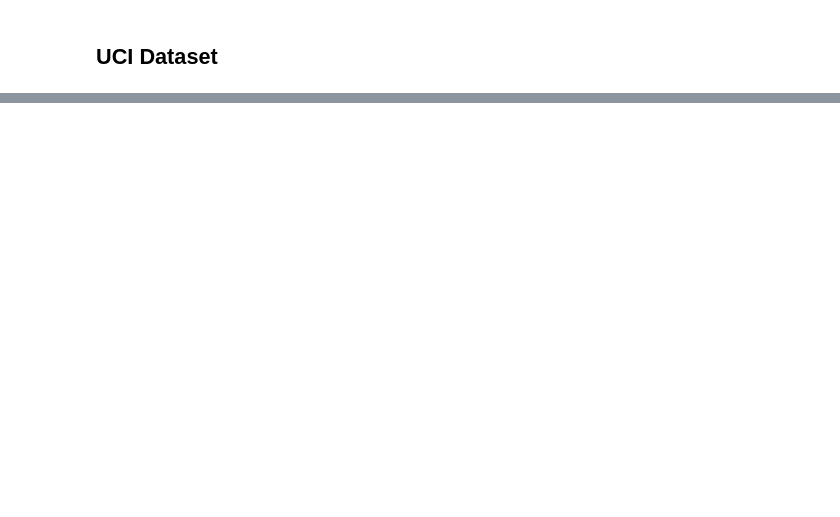
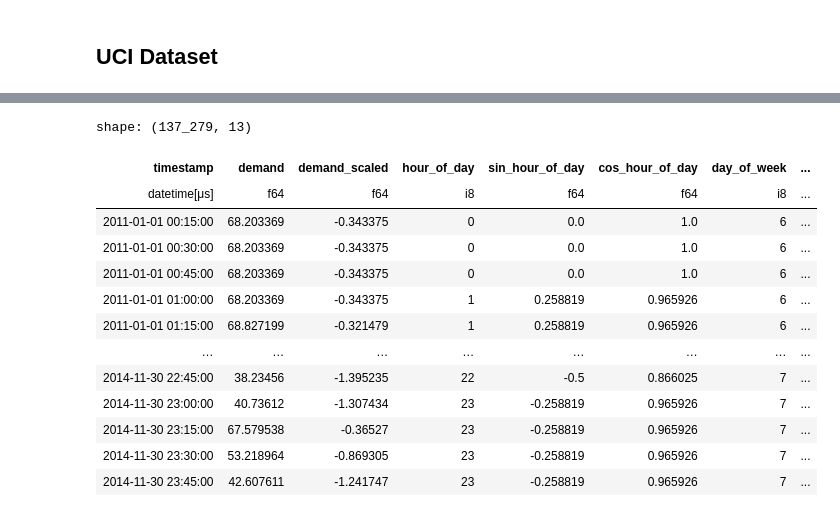
Before and after one commit to lmalms/sequence-learners, a Jupyter notebook: gridsight/tcn.ipynb, the cells around one changed output, grey strips where cells are left out. Drawn from its saved outputs; the diff is of its cells as text; code cells hidden in the pictures; blank space fills up the shorter version.

```diff
--- a/gridsight/tcn.ipynb
+++ b/gridsight/tcn.ipynb
@@ -489,0 +511,58 @@ fig.tight_layout();
+# %%
+for client in UCI_CLIENT_SITES_TO_VALIDATE:
+    for i in range(N_FOLDS):
+        val_start = VALIDATION_START + VALIDATION_WINDOW * i
+        val_end = val_start + VALIDATION_WINDOW
+        client_train_df = (
+            long_sample_clients_demand_table
+            .filter(pl.col("client") == client, pl.col("timestamp").lt(val_start))
+            .select(pl.col("timestamp"), pl.col("demand"))
+        )
+        client_val_df = (
+            long_sample_clients_demand_table
+            .filter(pl.col("client") == client, pl.col("timestamp").is_between(val_start, val_end, closed="left"))
+            .select(pl.col("timestamp"), pl.col("demand"))
+        )
+
+        # Feature engineering
+        mean, std = client_train_df["demand"].mean(), client_train_df["demand"].std()
+        client_train_df = (
+            client_train_df
+            .with_columns(
+                demand_scaled=(pl.col("demand") - mean) / std,
+
+                hour_of_day=pl.col("timestamp").dt.hour(),
+                sin_hour_of_day=(pl.col("timestamp").dt.hour() * 2 * np.pi / 24).sin(),
+                cos_hour_of_day=(pl.col("timestamp").dt.hour() * 2 * np.pi / 24).cos(),
+
+                day_of_week=pl.col("timestamp").dt.weekday(),
+                sin_day_of_week=(pl.col("timestamp").dt.weekday() * 2 * np.pi / 7).sin(),
+                cos_day_of_week=(pl.col("timestamp").dt.weekday() * 2 * np.pi / 7).cos(),
+                is_weekday=(pl.col("timestamp").dt.weekday() >= 6).cast(pl.Float64),
+
+                month_of_year=pl.col("timestamp").dt.month(),
+                sin_month_of_year=(pl.col("timestamp").dt.month() * 2 * np.pi / 12).sin(),
+                cos_month_of_year=(pl.col("timestamp").dt.month() * 2 * np.pi / 12).cos(),
+            )
+        )
+
+        break
+
+    break
+# %%
+client_train_df
+# %% [output]
+shape: (137_279, 13)
+| timestamp | demand | demand_scaled | hour_of_day | sin_hour_of_day | cos_hour_of_day | day_of_week | ... |
+| datetime[μs] | f64 | f64 | i8 | f64 | f64 | i8 | ... |
+| 2011-01-01 00:15:00 | 68.203369 | -0.343375 | 0 | 0.0 | 1.0 | 6 | ... |
+| 2011-01-01 00:30:00 | 68.203369 | -0.343375 | 0 | 0.0 | 1.0 | 6 | ... |
+| 2011-01-01 00:45:00 | 68.203369 | -0.343375 | 0 | 0.0 | 1.0 | 6 | ... |
+| 2011-01-01 01:00:00 | 68.203369 | -0.343375 | 1 | 0.258819 | 0.965926 | 6 | ... |
+| 2011-01-01 01:15:00 | 68.827199 | -0.321479 | 1 | 0.258819 | 0.965926 | 6 | ... |
+| … | … | … | … | … | … | … | ... |
+| 2014-11-30 22:45:00 | 38.23456 | -1.395235 | 22 | -0.5 | 0.866025 | 7 | ... |
+| 2014-11-30 23:00:00 | 40.73612 | -1.307434 | 23 | -0.258819 | 0.965926 | 7 | ... |
+| 2014-11-30 23:15:00 | 67.579538 | -0.36527 | 23 | -0.258819 | 0.965926 | 7 | ... |
+| 2014-11-30 23:30:00 | 53.218964 | -0.869305 | 23 | -0.258819 | 0.965926 | 7 | ... |
+| 2014-11-30 23:45:00 | 42.607611 | -1.241747 | 23 | -0.258819 | 0.965926 | 7 | ... |
```
Also changed, not shown: parts of 10 cells of this notebook, 3 other files.
